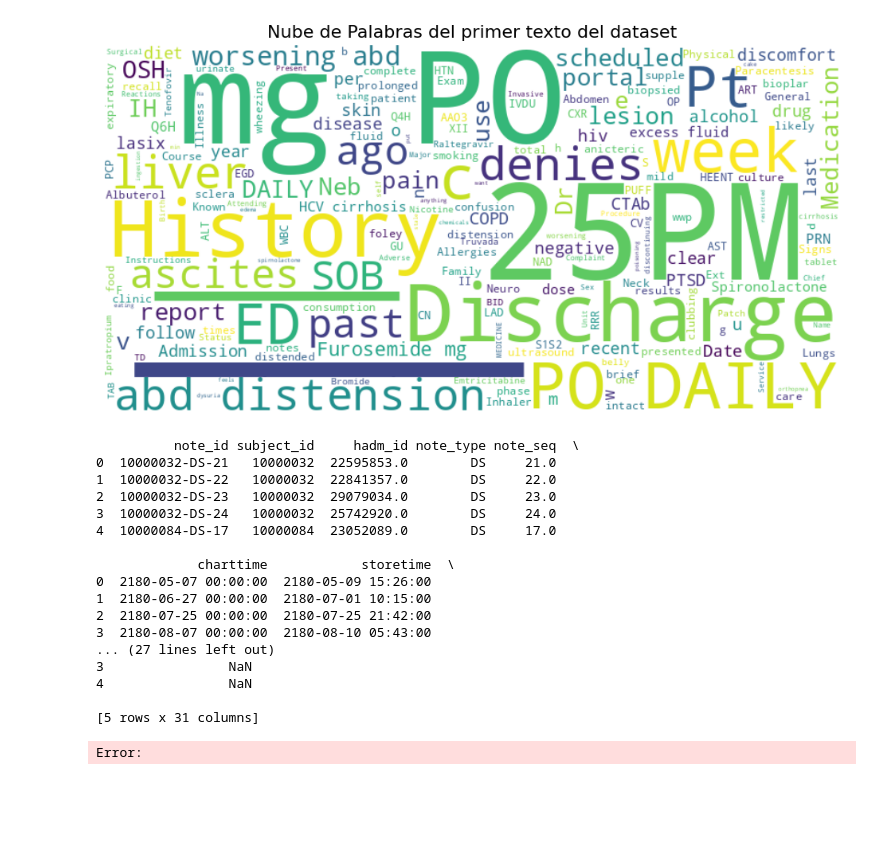
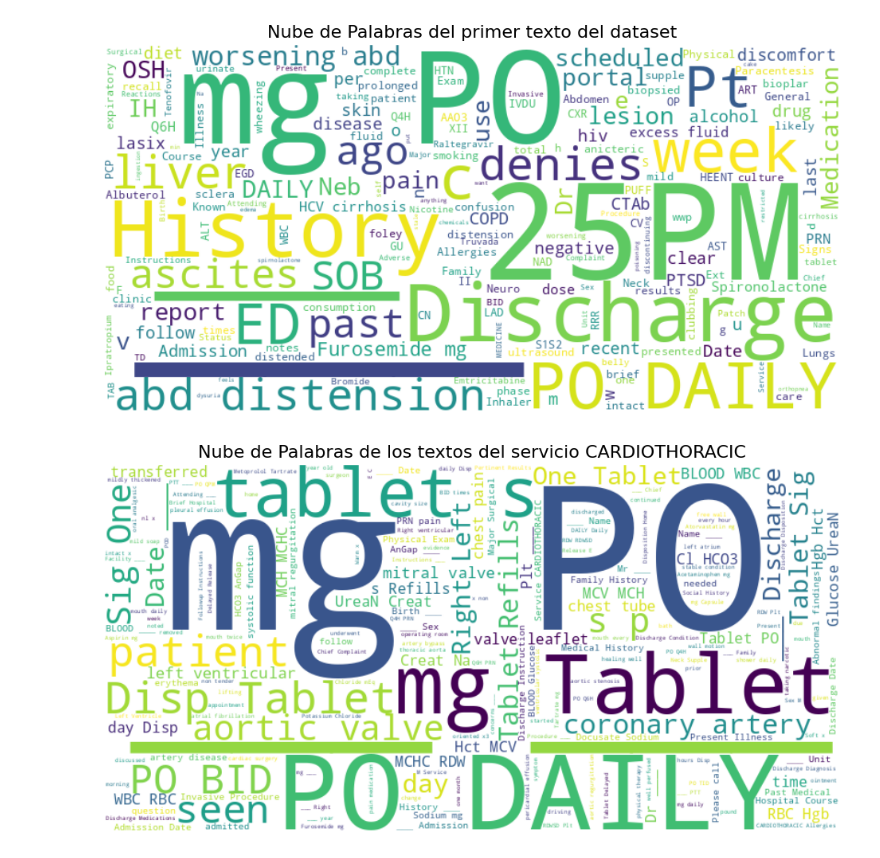
Before and after one commit to ugritai/medicalReports, a Jupyter notebook: data_analysis.ipynb, the cells around one changed output. Saved outputs shown, nothing was run; the diff lists cells and outputs as text; code cells hidden in the pictures; blank space fills up the shorter version.

```diff
--- a/data_analysis.ipynb
+++ b/data_analysis.ipynb
@@ -758,43 +758,24 @@ plt.title("Nube de Palabras del primer texto del dataset", fontsize=16)
 plt.show()
 # %% [output]
 [figure]
-# %%
-import pandas as pd
-from wordcloud import WordCloud
-import matplotlib.pyplot as plt
-
-# Cargar el dataset
-df = pd.read_csv('/datos_compartidos/RaulDatosMedicos/datasets/notes/dataset_notes_unificado.csv', dtype=str)
-print(df.head())
-
-# Combina todo el texto de la columna 'text'
-texto_total = ' '.join(df['text'].dropna().astype(str))
-
-# Crear la nube de palabras
-wordcloud = WordCloud(width=800, height=400, background_color='white').generate(texto_total)
-
-# Mostrarla
-plt.figure(figsize=(12, 6))
-plt.imshow(wordcloud, interpolation='bilinear')
-plt.axis('off')
-plt.title("Nube de Palabras de los textos del dataset", fontsize=16)
-plt.show()
-# %% [output]
-          note_id subject_id     hadm_id note_type note_seq  \
-0  10000032-DS-21   10000032  22595853.0        DS     21.0
-1  10000032-DS-22   10000032  22841357.0        DS     22.0
-2  10000032-DS-23   10000032  29079034.0        DS     23.0
-3  10000032-DS-24   10000032  25742920.0        DS     24.0
-4  10000084-DS-17   10000084  23052089.0        DS     17.0
-
-             charttime            storetime  \
-0  2180-05-07 00:00:00  2180-05-09 15:26:00
-1  2180-06-27 00:00:00  2180-07-01 10:15:00
-2  2180-07-25 00:00:00  2180-07-25 21:42:00
-3  2180-08-07 00:00:00  2180-08-10 05:43:00
-... (27 lines left out)
-3                NaN
-4                NaN
-
-[5 rows x 31 columns]
-Error:
+# %%
+import pandas as pd
+from wordcloud import WordCloud
+import matplotlib.pyplot as plt
+
+
+df = pd.read_csv('./analysis/cardiothoracic_texts.csv')
+# Concatenar todos los textos en una sola cadena
+texto_total = ' '.join(df['text'].dropna().tolist())
+
+# Crear la nube de palabras
+wordcloud = WordCloud(width=800, height=400, background_color='white').generate(texto_total)
+
+# Mostrarla
+plt.figure(figsize=(12, 6))
+plt.imshow(wordcloud, interpolation='bilinear')
+plt.axis('off')
+plt.title("Nube de Palabras de los textos del servicio CARDIOTHORACIC", fontsize=16)
+plt.show()
+# %% [output]
+[figure, added]
```
Also changed, not shown: parts of 3 cells of this notebook, 40 other files.
